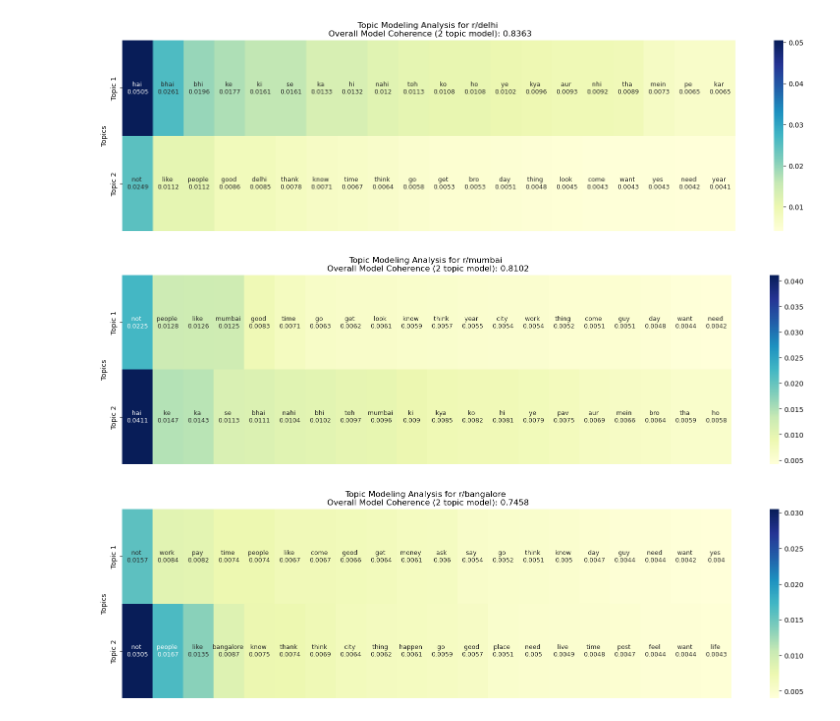
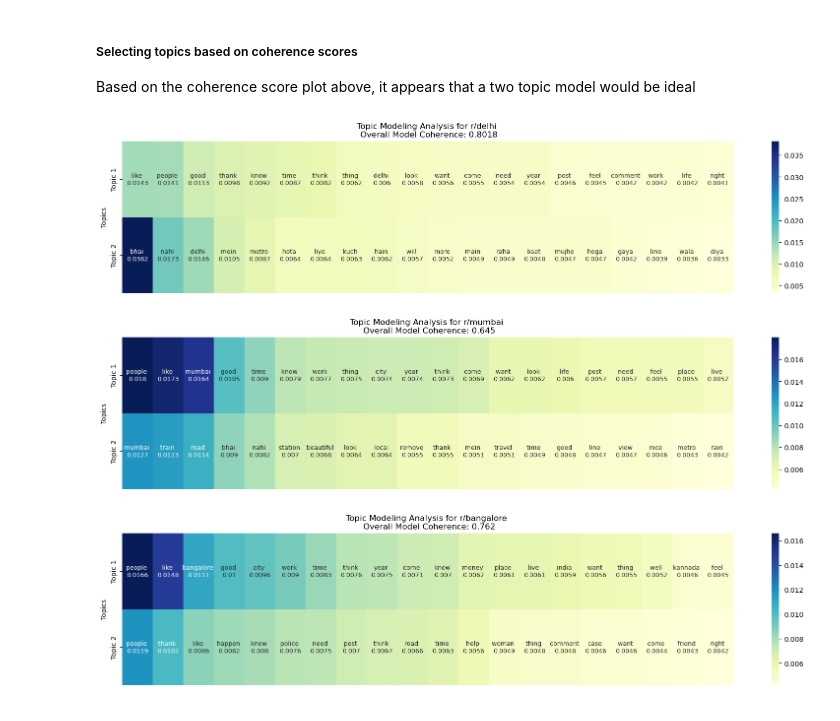
Before and after one commit to prarid/SocialMediaAnalytics, a Jupyter notebook: topic_modeling.ipynb, the cells around one changed output. Drawn from its saved outputs; the diff is of its cells as text; code cells hidden in the pictures.

```diff
--- a/topic_modeling.ipynb
+++ b/topic_modeling.ipynb
@@ -20,5 +32,8 @@ ban_df = pd.read_pickle("data/ban_df.pkl")
 # %%
 def topic_coherence(tokens, num_topics, return_coh = True):
+    """this function created a gensim LDA topic model for the given number of topics and then calculates the overall coherence
+    score for each model"""
+
     #create a dictionary (a list of all the tokens)
     dictionary = Dictionary(tokens.values)
     dictionary.filter_extremes(no_below=10, no_above=0.9)
@@ -92,6 +106,6 @@ del_two_topics[1][-1]
 # %%
-def plot_topic_word_heatmap(topics, subreddit, num_topics = 2, num_words = 20):
-    fig = plt.figure(figsize = (20,5))
+def plot_topic_word_heatmap(topics, subreddit, fig_size, num_topics = 2, num_words = 20):
+    fig = plt.figure(figsize = fig_size)
     score = []
     word = []
     topic = []
@@ -105,7 +119,7 @@ def plot_topic_word_heatmap(topics, subreddit, num_topics = 2, num_words = 20):
 
     _ = pd.DataFrame({"Topics": topic, "word" : word, "score" : score})
     _.sort_values(["Topics", "score"], ascending = [True, False], inplace = True)
-    _["rank"] = list(np.arange(0, num_words).astype(str)) * 2
+    _["rank"] = list(np.arange(0, num_words).astype(str)) * num_topics
     _p = _.pivot_table("score", "Topics", "rank", sort =False)
 
     # Create an array to annotate the heatmap
@@ -116,19 +130,28 @@ def plot_topic_word_heatmap(topics, subreddit, num_topics = 2, num_words = 20):
     ax = sns.heatmap(_p, cmap = "YlGnBu", fmt="", annot = annot_labels, annot_kws={"fontsize":9},
                          yticklabels = topic_labels, xticklabels = False);
     ax.set(xlabel="");
-    ax.set_title(f"Topic Modeling Analysis for r/{subreddit} \n Overall Model Coherence (2 topic model): {round(coh/2, 4)}");
-    plt.savefig(subreddit+"_topwords_per_topic.png")
+    ax.set_title(f"Topic Modeling Analysis for r/{subreddit} \n Overall Model Coherence: {round(coh/num_topics, 4)}");
+    return plt
 
     return
+# %% [markdown]
+##### Selecting topics based on coherence scores
+Based on the coherence score plot above, it appears that a two topic model would be ideal
 # %%
-plot_topic_word_heatmap(del_two_topics, "delhi")
+del_two_topics = topic_coherence(del_df["processed_text_bigrams"], 2, return_coh = False)
+plt = plot_topic_word_heatmap(del_two_topics, "delhi", (20,4))
+plt.savefig("images/delhi_top2_topics_words_per_topic.png")
 # %% [output]
-[figure, old version]
+[figure, new version]
 # %%
-plot_topic_word_heatmap(mum_two_topics, "mumbai")
+mum_two_topics = topic_coherence(mum_df["processed_text"], 2, return_coh = False)
+plt = plot_topic_word_heatmap(mum_two_topics, "mumbai", (20,4), 2)
+plt.savefig("images/mumbai_top2_topics_words_per_topic.png")
 # %% [output]
-[figure, old version]
+[figure, new version]
 # %%
-plot_topic_word_heatmap(ban_two_topics, "bangalore")
+ban_two_topics = topic_coherence(ban_df["processed_text"], 2, return_coh = False)
+plt = plot_topic_word_heatmap(ban_two_topics, "bangalore", (20,4), 2)
+plt.savefig("images/bangalore_top2_topics_words_per_topic.png")
 # %% [output]
-[figure, old version]
+[figure, new version]
```
Also changed, not shown: parts of 26 cells of this notebook, 2 other files.
